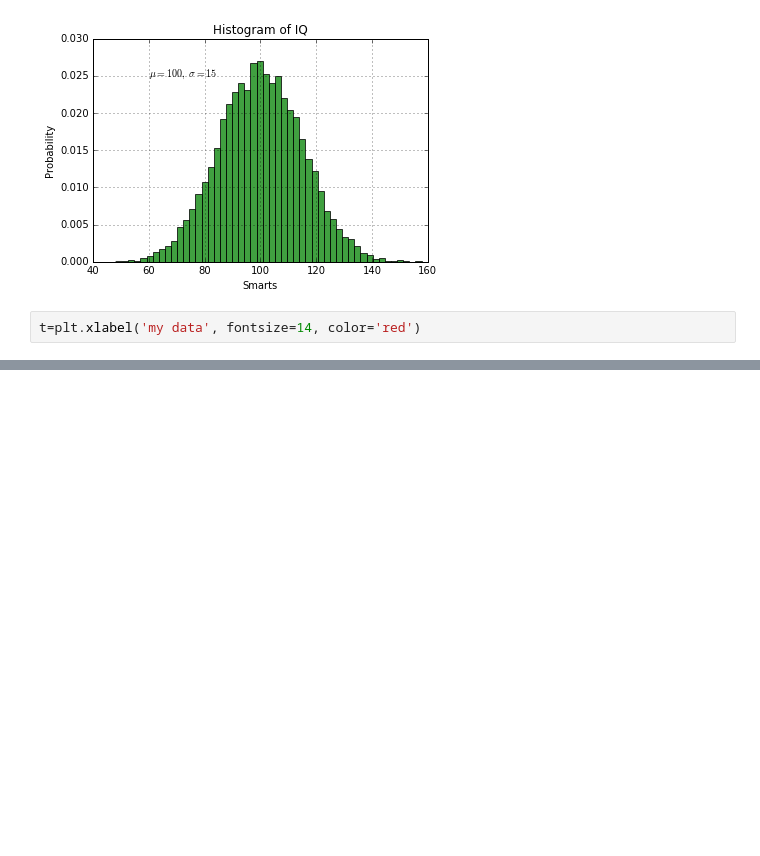
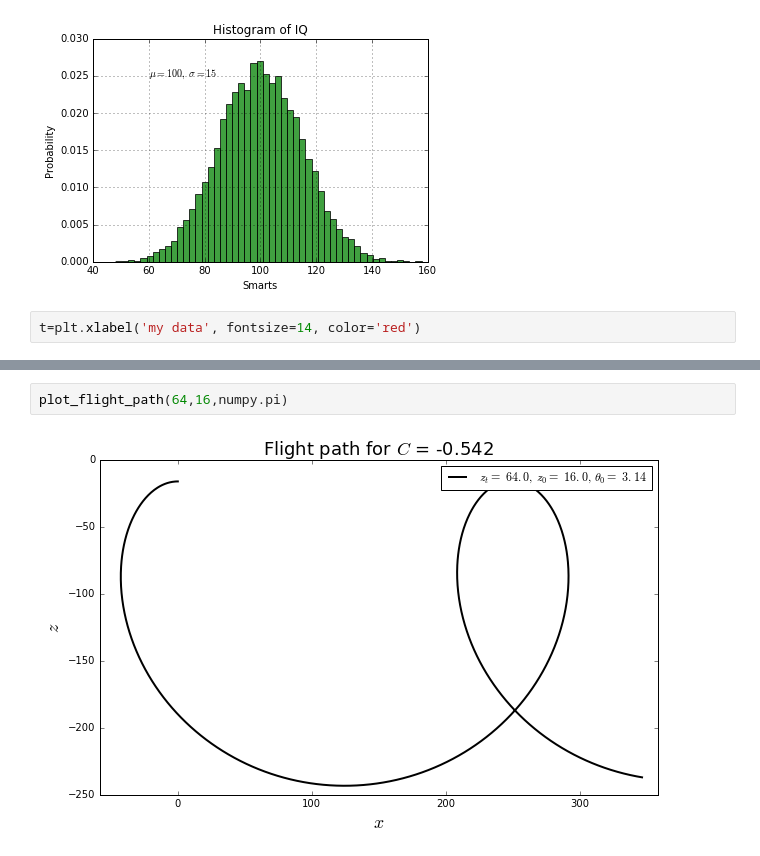
Before and after one commit to DavidZHANG9210/MAE6286, a Jupyter notebook: phugoid Motion Practise.ipynb, the cells around one changed output, grey strips where cells are left out. Drawn from its saved outputs; the diff is of its cells as text; blank space fills up the shorter version.

```diff
--- a/phugoid Motion Practise.ipynb
+++ b/phugoid Motion Practise.ipynb
@@ -44,0 +62,4 @@ t=plt.xlabel('my data', fontsize=14, color='red')
+# %%
+plot_flight_path(64,16,numpy.pi)
+# %% [output]
+[figure, added]
```
Also changed, not shown: parts of 6 cells of this notebook.
